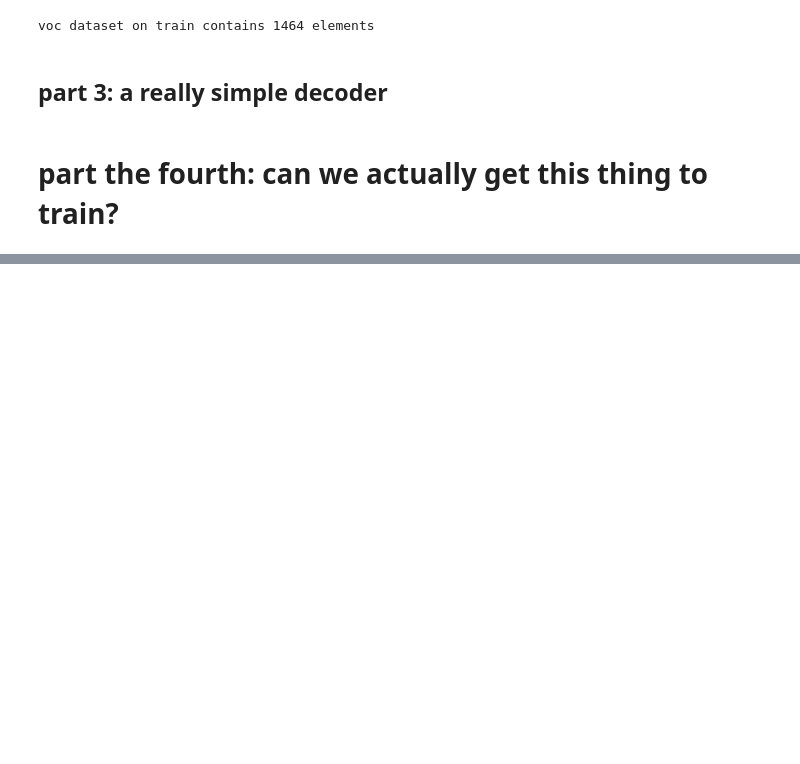
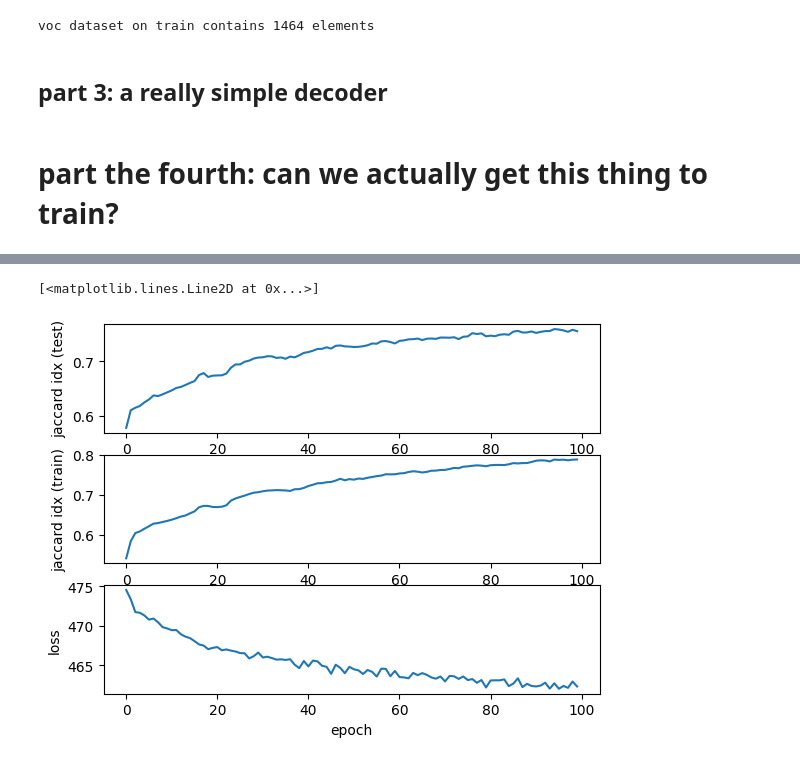
Before and after one commit to pkage/sngp-segmentation, a Jupyter notebook: simple_decoder_sketch.ipynb, the cells around one changed output, grey strips where cells are left out. Drawn from its saved outputs; the diff is of its cells as text; code cells hidden in the pictures; blank space fills up the shorter version.

```diff
--- a/simple_decoder_sketch.ipynb
+++ b/simple_decoder_sketch.ipynb
@@ -54,9 +65,11 @@ class ToTensor:
 
 
 class ScaleToUnit:
-    '''convert a label to 0-1'''
+    '''convert a label to 0-1 from 0-255'''
     def __call__(self, label):
-        return (label + abs(label.min())) / abs(label.max() - label.min())
+        # this was dumb:
+        # return (label + abs(label.min())) / abs(label.max() - label.min())
+        return label / 255.0
 
 class OneHotTwoClassLabelMatrix:
     '''Convert label ndarrays (NxM) to (NxMx2) one-hot encoded vectors'''
@@ -71,10 +84,19 @@ class OneHotTwoClassLabelMatrix:
             axis=2
         )
 
+class PredictEntireObject:
+    '''Modify the label to fill in the label'''
+
+    def __call__(self, label):
+        # assumes noclass is 0 and class is 1
+        label[label > 0] = 1.0
+        return label
+
+
 class VOCProjectedDataset(Dataset):
     projection_dataset_file: Path
     projection_split: str
-    dataset_handle: str
+    dataset_handle: Any
     transform: Any
     target_transform: Any
 
@@ -140,6 +162,7 @@ voc dataset on train contains 1464 elements
 # %% [markdown]
 ## part 3: a really simple decoder
 # %%
+
 import torch
 import torch.nn as nn
 import torch.nn.functional as F
@@ -152,8 +175,8 @@ class ConvolutionalDecoder(nn.Module):
         # ngl this is a super big guess
         self.conv1 = nn.ConvTranspose2d(1280, 256, kernel_size=11, stride=2, padding=2)
         self.bn1 = nn.BatchNorm2d(256)
-        self.conv2 = nn.ConvTranspose2d(256, 2, kernel_size=9, stride=6, padding=3, output_padding=5)
-        self.bn2 = nn.BatchNorm2d(2)
+        self.conv2 = nn.ConvTranspose2d(256, 1, kernel_size=9, stride=6, padding=3, output_padding=5)
+        self.bn2 = nn.BatchNorm2d(1)
 
     def forward(self, x):
         # first, convert the (batch) x 256 (heads) x 1280 (head depth) latent rep to Bx1280x16x16
@@ -166,6 +189,6 @@ class ConvolutionalDecoder(nn.Module):
         # conv block 2 :  256x37x37 -> 2x224x224
         x = self.conv2(x)
         x = self.bn2(x)
-        x = F.relu(x)
+        x = F.sigmoid(x)
 
         return x
@@ -175,0 +440,20 @@ class ConvolutionalDecoder(nn.Module):
+# %%
+fig, (ax_jac_tst, ax_jac_trn, ax_loss) = plt.subplots(3)
+
+# jaccard axis (tst)
+ax_jac_tst.set_xlabel('epoch')
+ax_jac_tst.set_ylabel('jaccard idx (test)')
+ax_jac_tst.plot(np.arange(0,metrics.shape[0]), metrics[:,2])
+
+# jaccard axis (trn)
+ax_jac_trn.set_xlabel('epoch')
+ax_jac_trn.set_ylabel('jaccard idx (train)')
+ax_jac_trn.plot(np.arange(0,metrics.shape[0]), metrics[:,1])
+
+# loss (trn)
+ax_loss.set_xlabel('epoch')
+ax_loss.set_ylabel('loss')
+ax_loss.plot(np.arange(0,metrics.shape[0]), metrics[:,0])
+# %% [output]
+[<matplotlib.lines.Line2D at 0x...>]
+[figure, added]
```
Also changed, not shown: parts of 6 cells of this notebook, 4 other files.
